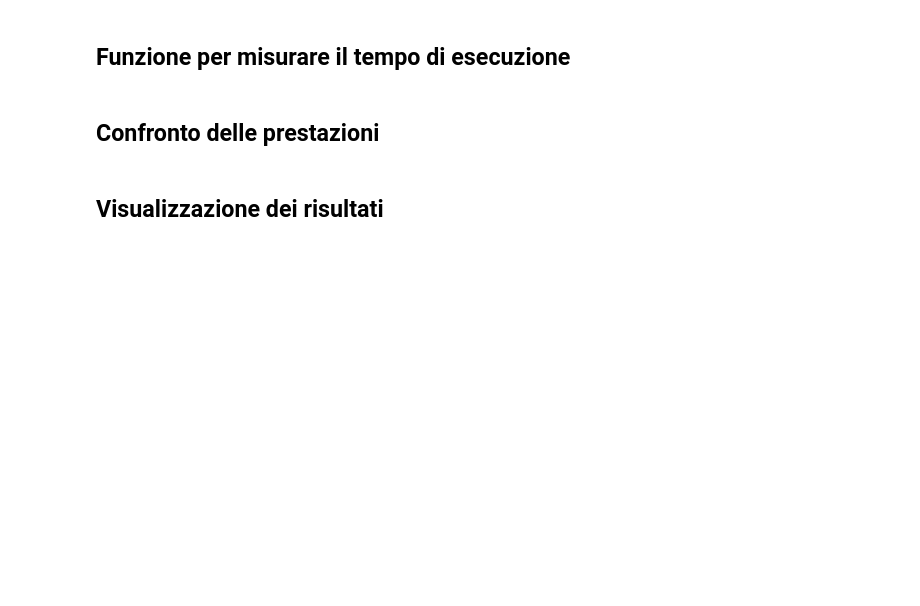
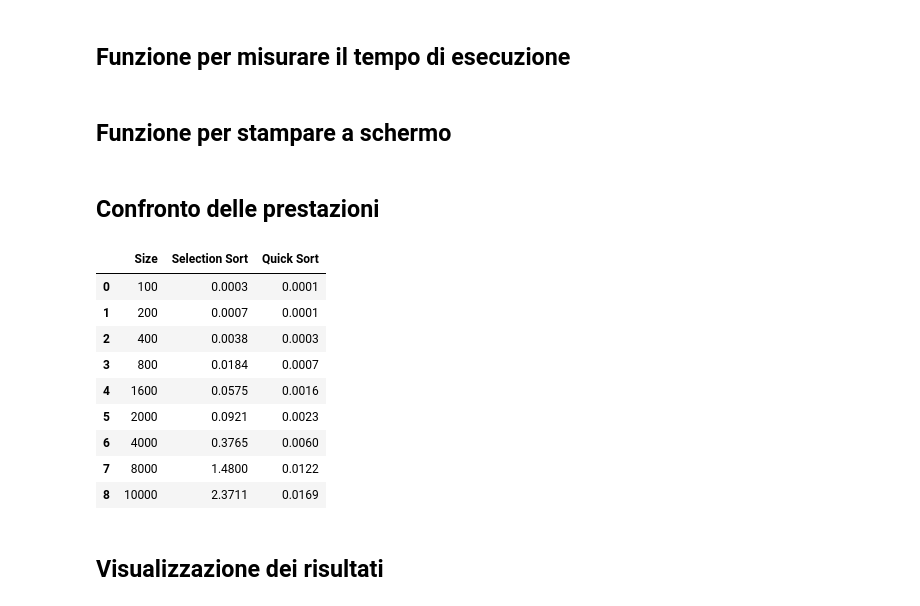
Before and after one commit to Pennelli02/SelectionVSQuicksort, a Jupyter notebook: LabAlgNotebook/confronto_selection_vs_quick-checkpoint.ipynb, the cells around one changed output. Saved outputs shown, nothing was run; the diff lists cells and outputs as text; code cells hidden in the pictures; blank space fills up the shorter version.

```diff
--- a/LabAlgNotebook/confronto_selection_vs_quick-checkpoint.ipynb
+++ b/LabAlgNotebook/confronto_selection_vs_quick-checkpoint.ipynb
@@ -70,14 +74,45 @@ def time_algorithm(algorithm, dim):
+# %% [markdown]
+## Funzione per stampare a schermo
+# %%
+def show_algorith_times(sizes, selection_times, quick_times, label1, label2):
+
+    df = pd.DataFrame({
+        "Size": sizes,
+        label1: selection_times,
+        label2: quick_times
+    })
+
+    # Ordina la tabella per dimensione crescente
+    df = df.sort_values("Size").reset_index(drop=True)
+
+    # Formatta i float per mostrare 4 decimali
+    pd.options.display.float_format = "{:.4f}".format
+
+    display(df)
 # %% [markdown]
 ## Confronto delle prestazioni
 # %%
 sizes = [100, 200, 400, 800, 1600, 2000, 4000, 8000, 10000]
 selection_times = []
 quick_times = []
 
 for size in sizes:
     data = [random.randint(0, 10000) for _ in range(size)]
     selection_times.append(time_algorithm(selection_sort, data))
     quick_times.append(time_algorithm(quicksort, data))
+
+show_algorith_times(sizes, selection_times, quick_times, "Selection Sort", "Quick Sort")
+# %% [output]
+|  | Size | Selection Sort | Quick Sort |
+| 0 | 100 | 0.0003 | 0.0001 |
+| 1 | 200 | 0.0007 | 0.0001 |
+| 2 | 400 | 0.0038 | 0.0003 |
+| 3 | 800 | 0.0184 | 0.0007 |
+| 4 | 1600 | 0.0575 | 0.0016 |
+| 5 | 2000 | 0.0921 | 0.0023 |
+| 6 | 4000 | 0.3765 | 0.0060 |
+| 7 | 8000 | 1.4800 | 0.0122 |
+| 8 | 10000 | 2.3711 | 0.0169 |
 # %% [markdown]
 ## Visualizzazione dei risultati
 # %%
```
Also changed, not shown: parts of 8 cells of this notebook.
